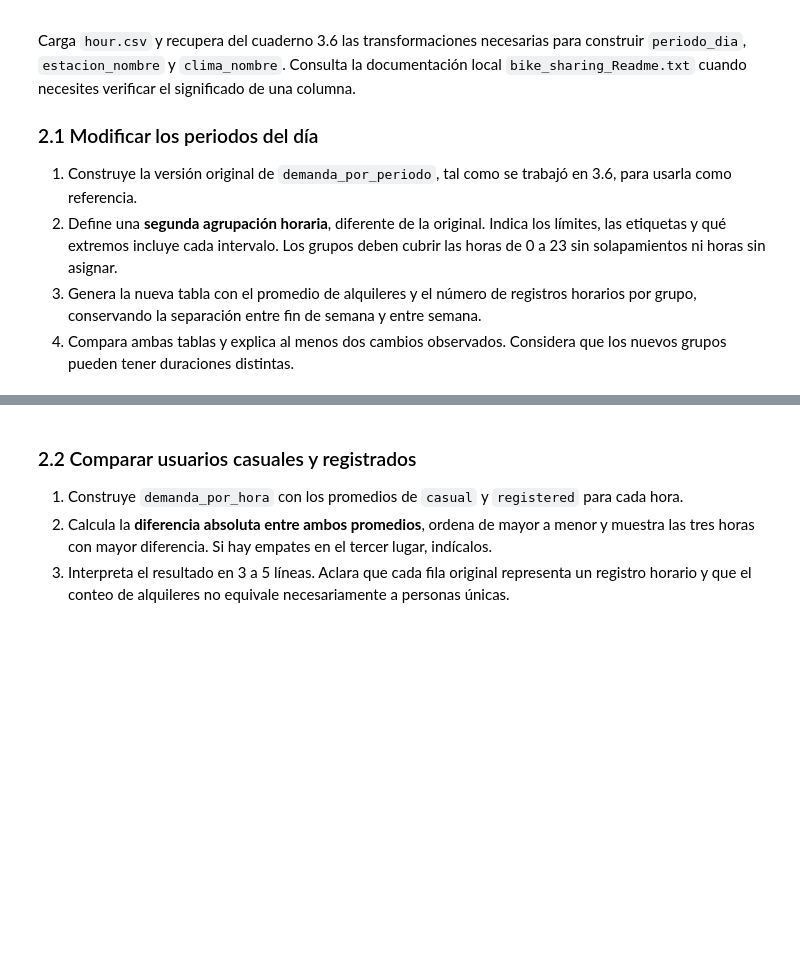
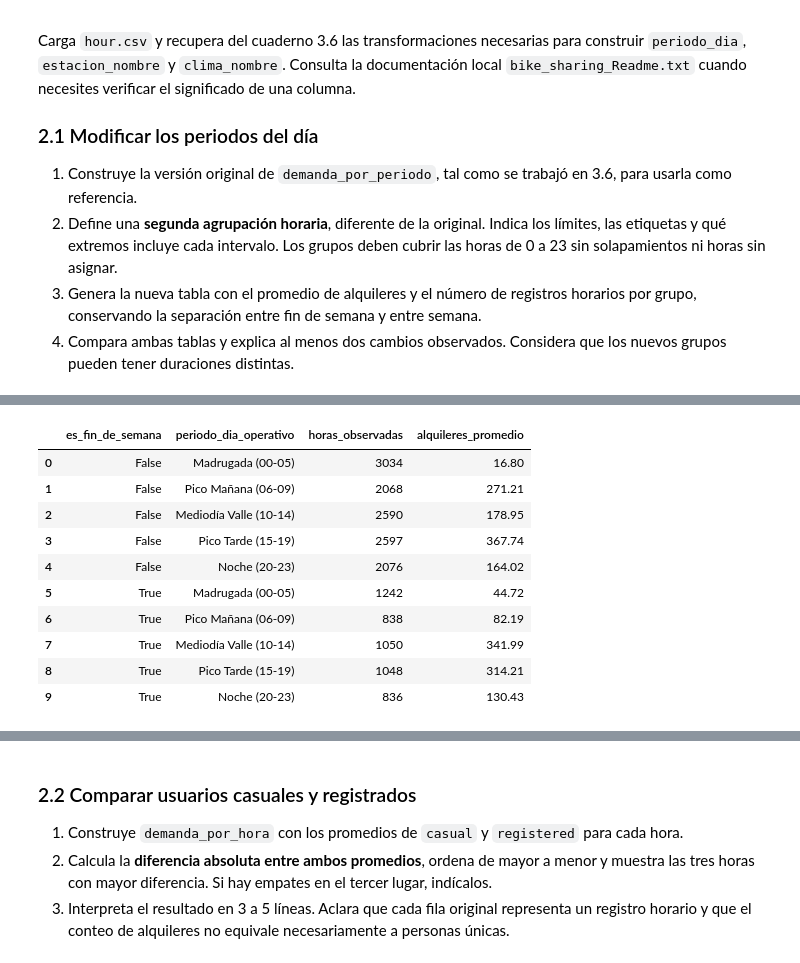
Before and after one commit to Santiago-CS/Procesamiento-de-datos, a Jupyter notebook: Modulo II/Actividad7_Generación_Enriquecimiento_Datos.ipynb, the cells around one changed output, grey strips where cells are left out. Saved outputs shown, nothing was run; the diff lists cells and outputs as text; code cells hidden in the pictures; blank space fills up the shorter version.

```diff
--- a/Modulo II/Actividad7_Generación_Enriquecimiento_Datos.ipynb
+++ b/Modulo II/Actividad7_Generación_Enriquecimiento_Datos.ipynb
@@ -45,3 +111,76 @@ Carga `hour.csv` y recupera del cuaderno 3.6 las transformaciones necesarias par
 4. Compara ambas tablas y explica al menos dos cambios observados. Considera que los nuevos grupos pueden tener duraciones distintas.
 # %%
 # Desarrolla el apartado 2.1
+
+# Cargar hour.csv y conservar el original
+bicicletas_original = pd.read_csv(os.path.join(carpeta_datos, 'hour.csv'))
+bicicletas = bicicletas_original.copy()
+
+# Recuperar transformaciones necesarias del cuaderno de referencia (3.4)
+bicicletas['fecha'] = pd.to_datetime(bicicletas['dteday'])
+bicicletas['es_fin_de_semana'] = bicicletas['fecha'].dt.dayofweek.isin([5, 6])
+bicicletas['humedad_pct'] = bicicletas['hum'] * 100
+
+etiquetas_estacion = {1: 'Invierno', 2: 'Primavera', 3: 'Verano', 4: 'Otoño'}
+etiquetas_clima = {
+    1: 'Despejado o parcialmente nublado',
+    2: 'Neblina o nublado',
+    3: 'Nieve o lluvia ligera',
+    4: 'Condiciones severas'
+}
+bicicletas['estacion_nombre'] = bicicletas['season'].map(etiquetas_estacion)
+bicicletas['clima_nombre'] = bicicletas['weathersit'].map(etiquetas_clima)
+
+# 1. Versión original de periodo_dia y demanda_por_periodo (bloques uniformes de 6 horas)
+bicicletas['periodo_dia'] = pd.cut(
+    bicicletas['hr'],
+    bins=[0, 6, 12, 18, 24],
+    labels=['Madrugada', 'Mañana', 'Tarde', 'Noche'],
+    right=False,
+    include_lowest=True
+)
+
+demanda_por_periodo = (
+    bicicletas
+    .groupby(['es_fin_de_semana', 'periodo_dia'], as_index=False, observed=True)
+    .agg(
+        horas_observadas=('cnt', 'size'),
+        alquileres_promedio=('cnt', 'mean')
+    )
+)
+
+# 2. Definir segunda agrupación horaria orientada a horas pico y valle
+# Con right=False, cada intervalo es [a, b): incluye el límite izquierdo 'a' y excluye el derecho 'b'
+limites_nuevos = [0, 6, 10, 15, 20, 24]
+etiquetas_nuevas = [
+    'Madrugada (00-05)',
+    'Pico Mañana (06-09)',
+    'Mediodía Valle (10-14)',
+    'Pico Tarde (15-19)',
+    'Noche (20-23)'
+]
+
+bicicletas['periodo_dia_operativo'] = pd.cut(
+    bicicletas['hr'],
+    bins=limites_nuevos,
+    labels=etiquetas_nuevas,
+    right=False,
+    include_lowest=True
+)
+
+# 3. Generar la nueva tabla con promedio de alquileres y número de registros
+demanda_por_periodo_nuevo = (
+    bicicletas
+    .groupby(['es_fin_de_semana', 'periodo_dia_operativo'], as_index=False, observed=True)
+    .agg(
+        horas_observadas=('cnt', 'size'),
+        alquileres_promedio=('cnt', 'mean')
+    )
+)
+
+print("=== 1. Tabla Original (demanda_por_periodo) ===")
+display(demanda_por_periodo.round(2))
+
+print("\n=== 2. Nueva Tabla con Agrupación Operativa (demanda_por_periodo_nuevo) ===")
+display(demanda_por_periodo_nuevo.round(2))
+# %% [output]
@@ -47,0 +198,11 @@ Carga `hour.csv` y recupera del cuaderno 3.6 las transformaciones necesarias par
+|  | es_fin_de_semana | periodo_dia_operativo | horas_observadas | alquileres_promedio |
+| 0 | False | Madrugada (00-05) | 3034 | 16.80 |
+| 1 | False | Pico Mañana (06-09) | 2068 | 271.21 |
+| 2 | False | Mediodía Valle (10-14) | 2590 | 178.95 |
+| 3 | False | Pico Tarde (15-19) | 2597 | 367.74 |
+| 4 | False | Noche (20-23) | 2076 | 164.02 |
+| 5 | True | Madrugada (00-05) | 1242 | 44.72 |
+| 6 | True | Pico Mañana (06-09) | 838 | 82.19 |
+| 7 | True | Mediodía Valle (10-14) | 1050 | 341.99 |
+| 8 | True | Pico Tarde (15-19) | 1048 | 314.21 |
+| 9 | True | Noche (20-23) | 836 | 130.43 |
```
Also changed, not shown: parts of 13 cells of this notebook, 2 other files.
